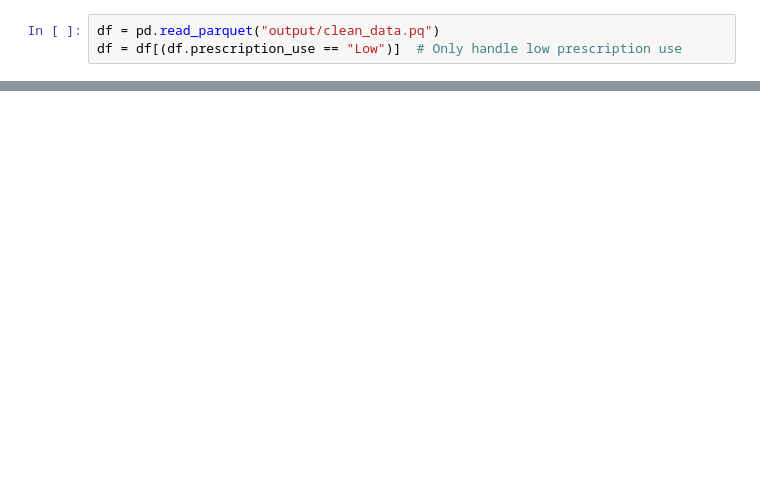
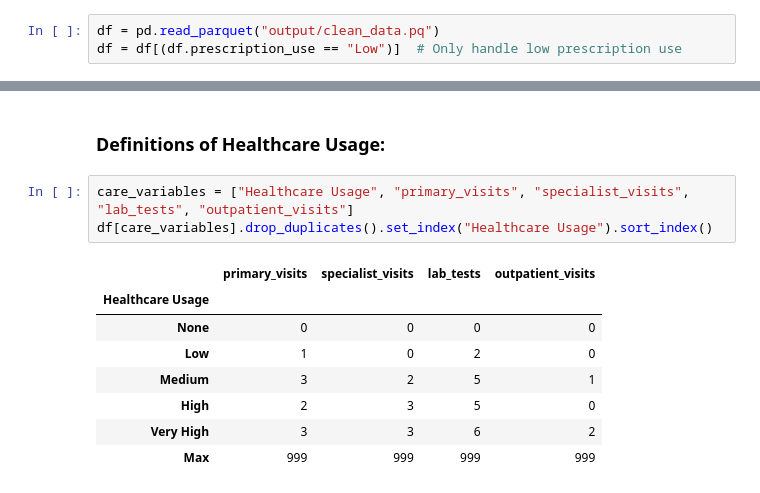
Before and after one commit to chrisroat/coveredca, a Jupyter notebook: 03_analysis.ipynb, the cells around one changed output, grey strips where cells are left out. Cells and saved outputs as stored; diff of their text form; blank space fills up the shorter version.

```diff
--- a/03_analysis.ipynb
+++ b/03_analysis.ipynb
@@ -25,0 +30,14 @@ g.set(ylim=(0, None));
+# %% [markdown]
+### Definitions of Healthcare Usage:
+# %%
+care_variables = ["Healthcare Usage", "primary_visits", "specialist_visits", "lab_tests", "outpatient_visits"]
+df[care_variables].drop_duplicates().set_index("Healthcare Usage").sort_index()
+# %% [output]
+|  | primary_visits | specialist_visits | lab_tests | outpatient_visits |
+| Healthcare Usage |  |  |  |  |
+| None | 0 | 0 | 0 | 0 |
+| Low | 1 | 0 | 2 | 0 |
+| Medium | 3 | 2 | 5 | 1 |
+| High | 2 | 3 | 5 | 0 |
+| Very High | 3 | 3 | 6 | 2 |
+| Max | 999 | 999 | 999 | 999 |
```
Also changed, not shown: parts of 2 cells of this notebook.
